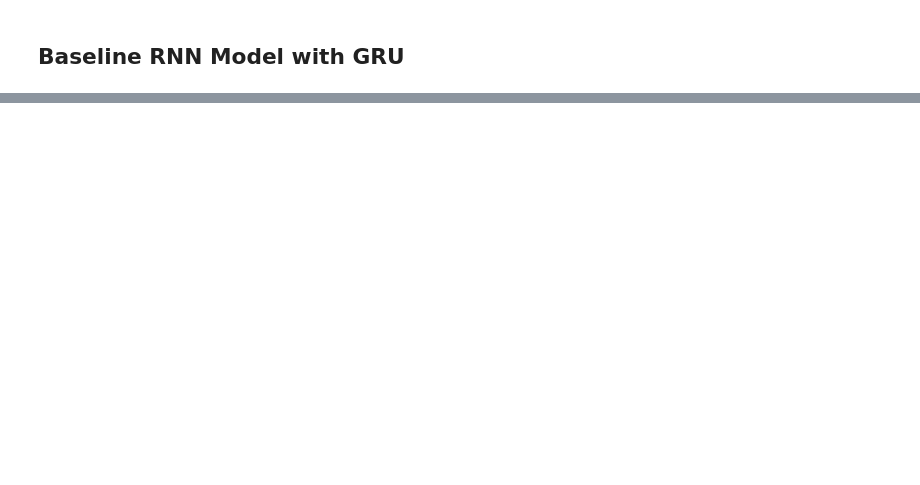
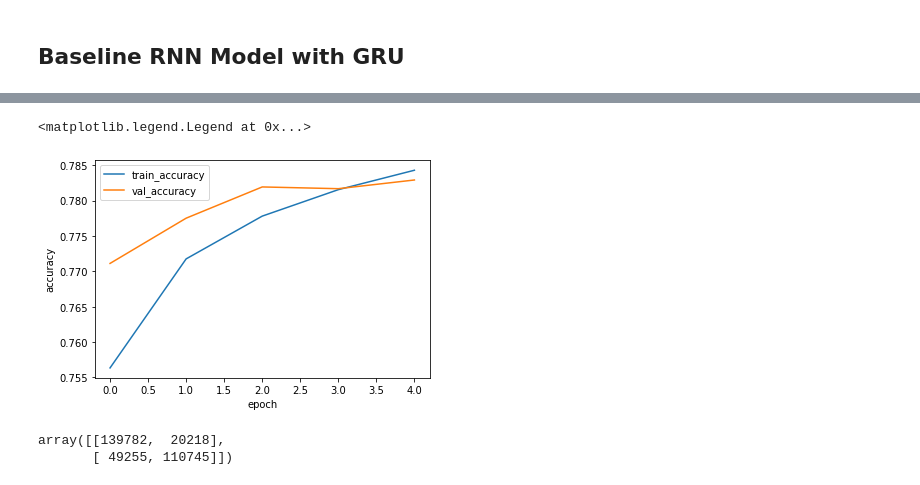
Before and after one commit to flaghunter21/DSCI-619-Deep-Learning, a Jupyter notebook: DSCI_619_Final_Project_P2.ipynb, the cells around one changed output, grey strips where cells are left out. Drawn from its saved outputs; the diff is of its cells as text; code cells hidden in the pictures; blank space fills up the shorter version.

```diff
--- a/DSCI_619_Final_Project_P2.ipynb
+++ b/DSCI_619_Final_Project_P2.ipynb
@@ -283,0 +294,14 @@ NameError: ignored
+# %%
+sns.lineplot(x='epoch', y ='accuracy', data =train_history)
+sns.lineplot(x='epoch', y ='val_accuracy', data =train_history)
+plt.legend(labels=['train_accuracy', 'val_accuracy'])
+# %% [output]
+<matplotlib.legend.Legend at 0x...>
+[figure, added]
+# %%
+from sklearn.metrics import confusion_matrix
+y_pred = (model.predict(X_test)> 0.5).astype(int)
+confusion_matrix(y_test, y_pred)
+# %% [output]
+array([[139782,  20218],
+       [ 49255, 110745]])
```
Also changed, not shown: parts of 34 cells of this notebook.
